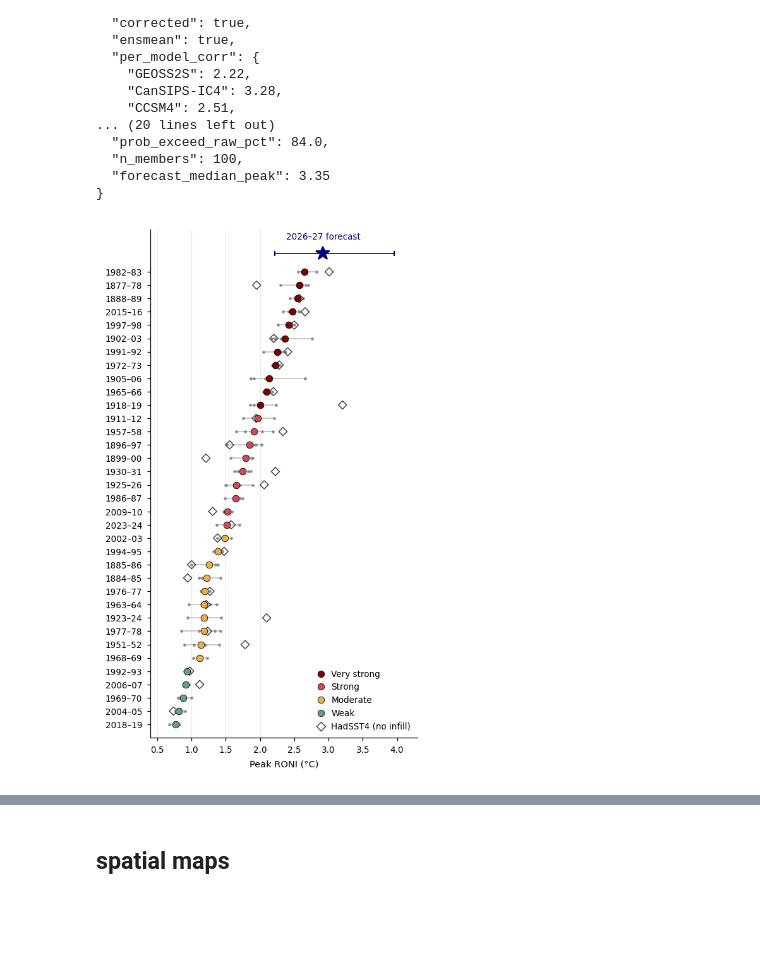
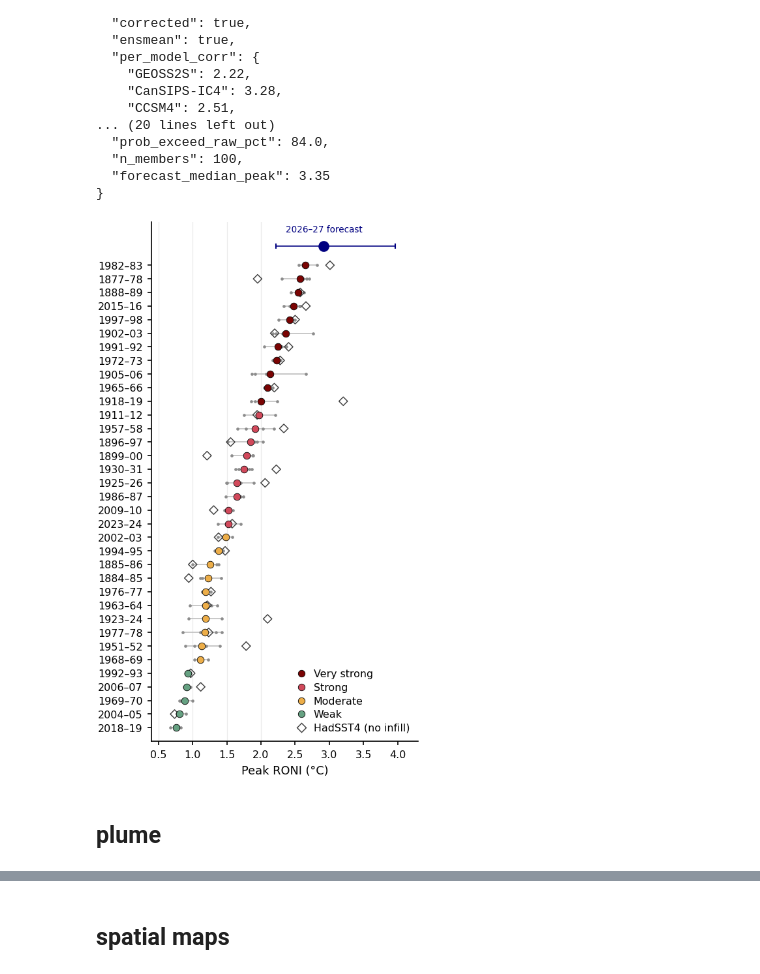
Before and after one commit to adisen99/extreme_el_nino_2026, a Jupyter notebook: 01_observation_data_context.ipynb, the cells around one changed output, grey strips where cells are left out. Drawn from its saved outputs; the diff is of its cells as text; code cells hidden in the pictures; blank space fills up the shorter version.

```diff
--- a/01_observation_data_context.ipynb
+++ b/01_observation_data_context.ipynb
@@ -585,14 +602,14 @@ models = {
 }
 
 # --- connectivity + subset test on one model ---
-url = f"{models['GEOSS2S']}/forecast/sst"
+url = f"{models['GEOSS2S']}/forecast/tos"
 ds  = xr.open_dataset(url)                 # OPeNDAP DAP2; lazy, no bulk download
 print("dims:", dict(ds.sizes))
 print("last starts:", ds.S.values[-4:])
-print("units:", ds.sst.attrs.get("units"))
+print("units:", ds.tos.attrs.get("units"))
 
 # pull ONLY the Niño-3.4 box for the 2026-07 start, all members → area-mean
-box = ds.sst.sel(S="2026-07-01", Y=slice(-5, 5), X=slice(190, 240))
+box = ds.tos.sel(S="2026-07-01", Y=slice(-5, 5), X=slice(190, 240))
 w   = np.cos(np.deg2rad(box.Y))
 n34 = box.weighted(w).mean(("Y", "X")).mean("M").compute()   # raw SST by lead
 print("\nGEOSS2S raw Niño3.4 SST by lead (2026-07 init):")
@@ -630,9 +647,9 @@ def open_model(name):
     """Return (forecast_ds, hindcast_ds); some models split them, others use one unified sst."""
     base = models[name]
     try:
-        return xr.open_dataset(f"{base}/forecast/sst"), xr.open_dataset(f"{base}/hindcast/sst")
+        return xr.open_dataset(f"{base}/forecast/tos"), xr.open_dataset(f"{base}/hindcast/tos")
     except OSError:
-        ds = xr.open_dataset(f"{base}/sst")          # unified: contains all starts
+        ds = xr.open_dataset(f"{base}/tos")          # unified: contains all starts
         return ds, ds
 
 
@@ -661,7 +678,7 @@ def _fetch_hc(regionfn, hc, starts, label, ensmean=True):
     for i, s in enumerate(starts, 1):
         if i == 1 or i % 10 == 0 or i == len(starts):
             _log(f"{label}: hindcast {i}/{len(starts)} ...")
-        r = _fetch(regionfn(hc.sst.sel(S=s)))
+        r = _fetch(regionfn(hc.tos.sel(S=s)))
         outs.append(r.mean("M") if ensmean else r)          # keep members when ensmean=False
     return xr.concat(outs, dim="S")
 
@@ -673,7 +690,7 @@ def process_model(name):
     fc, hc = open_model(name)
     if np.datetime64("2026-07-01") not in fc.S.values:
         raise ValueError("no 2026-07-01 start")
-    fcS = fc.sst.sel(S="2026-07-01")
+    fcS = fc.tos.sel(S="2026-07-01")
     _log("forecast: Niño3.4 ...");  fc_n34_mem = _fetch(_n34(fcS))      # (M,L) keep members
     fc_n34 = fc_n34_mem.mean("M")                                       # ensemble mean
     _log("forecast: tropics ...");  fc_trp = _fetch(_trop(fcS)).mean("M")
@@ -702,7 +719,7 @@ def process_model(name):
     roni_mem_raw = (fc_n34a_mem          - fc_trpa).rolling(L=3, center=True).mean() * SCALE
     roni_mem_cor = (fc_n34a_mem / factor - fc_trpa).rolling(L=3, center=True).mean() * SCALE
 
-    return dict(name=name, factor=factor.values, roni_raw=roni_raw, roni_corr=roni_corr,
+    return dict(name=name, factor=factor.values, roni_raw=roni_raw, roni_corr=roni_corr, roni_mem_cor=roni_mem_cor,
                 member_peaks_corr=roni_mem_cor.max("L").values,
                 member_peaks_raw =roni_mem_raw.max("L").values)
 # %%
@@ -797,7 +814,7 @@ f2026: {'best': 2.92, 'low': 2.22, 'high': 3.96, 'cycle': '2026-07', 'corrected'
 # observed record = strongest reliably-observed event (1982-83); obs uncertainty = product spread
 REC_YEAR = 1982
 prod_rec       = {p: float(mat.loc[REC_YEAR, p]) for p in ["COBE","DCSST","HadISST","ERSSTv5"]}
-thr_central    = float(np.mean(list(prod_rec.values())))
+thr_c    = float(np.mean(list(prod_rec.values())))
 thr_lo, thr_hi = min(prod_rec.values()), max(prod_rec.values())
 print(f"1982-83 record RONI: central {thr_central:.2f}  (product range {thr_lo:.2f}–{thr_hi:.2f})")
 print("  per product:", {p: round(v, 2) for p, v in prod_rec.items()})
@@ -871,32 +907,73 @@ for i,(yr,row) in zip(y, era.iterrows()):
     ax.plot([row["min"],row["max"]],[i,i], color="0.75", lw=0.8, zorder=1)          # infilled spread
     ax.scatter(row[infilled],[i]*len(infilled), s=5, color="0.55", lw=0, zorder=2)  # infilled members
     ax.scatter(row["mean"], i, s=26, color=cat_color(row["mean"]),
                edgecolor="k", lw=0.4, zorder=3)                                     # infilled mean
     if np.isfinite(row[check]):                                                     # HadSST4 = open diamond
         ax.scatter(row[check], i, s=20, marker="D", facecolor="none",
                    edgecolor="0.25", lw=0.7, zorder=2.5)
 ax.set_yticks(y); ax.set_yticklabels([f"{yr}\u2013{str(yr+1)[-2:]}" for yr in era.index])
 
 # f2026 = dict(best=2.6, low=2.2, high=3.0)   # placeholder until forecast ingest
 ax.errorbar(f2026["best"], len(era)+0.4,
             xerr=[[f2026["best"]-f2026["low"]],[f2026["high"]-f2026["best"]]],
-            fmt="*", ms=11, color="navy", mec="navy", capsize=2, lw=0.8, zorder=4)
+            fmt="o", ms=7, color="navy", mec="navy", capsize=2, lw=0.8, zorder=4)
 ax.text(f2026["best"], len(era)+1.3, "2026\u201327 forecast", ha="center",
         va="bottom", color="navy", fontsize=6.5)
 
 for x in (0.5,1.0,1.5,2.0): ax.axvline(x, color="0.92", lw=0.6, zorder=0)
 ax.set_xlim(0.4,4.3); ax.set_ylim(-1, len(era)+2.2)
 ax.set_xlabel("Peak RONI (\u00b0C)")
 
 from matplotlib.lines import Line2D
 leg = [Line2D([0],[0], marker="o", ls="", mfc=c, mec="k", mew=0.4, ms=5, label=l)
        for _,c,l in cats]
 leg += [Line2D([0],[0], marker="D", ls="", mfc="none", mec="0.25", mew=0.7, ms=5,
                label="HadSST4 (no infill)")]
 ax.legend(handles=leg, loc="lower right", frameon=False, handletextpad=0.2, borderpad=0.3)
 # ax.set_title("Observed El Ni\u00f1o peak magnitude, 1950\u2013present")
 plt.tight_layout()
 # fig.savefig("fig1_obs_ranking.pdf")
 # plt.show()
+
+
+
+
+
+# era = mat[(mat.index >= 1870) & (mat.index <= 2026) & (mat["nprod"] >= 3)]
+# era = era[era["mean"] >= 1.5].sort_values("mean")          # strong & very strong only
+# y = np.arange(len(era))
+# cats = [(2.0,"#7a0403","Very strong"),(1.5,"#d1495b","Strong")]
+# def cat_color(v): return next(c for t,c,_ in cats if v>=t)
+
+# fig, ax = plt.subplots(figsize=(SINGLE_COL, 110*MM))                # shorter: fewer rows
+# for i,(yr,row) in zip(y, era.iterrows()):
+#     ax.plot([row["min"],row["max"]],[i,i], color="0.75", lw=0.8, zorder=1)
+#     ax.scatter(row[infilled],[i]*len(infilled), s=5, color="0.55", lw=0, zorder=2)
+#     ax.scatter(row["mean"], i, s=26, color=cat_color(row["mean"]),
+#                edgecolor="k", lw=0.4, zorder=3)
+#     if np.isfinite(row[check]):
+#         ax.scatter(row[check], i, s=20, marker="D", facecolor="none",
+#                    edgecolor="0.25", lw=0.7, zorder=2.5)
+# ax.set_yticks(y); ax.set_yticklabels([f"{yr}\u2013{str(yr+1)[-2:]}" for yr in era.index])
+
+# ax.errorbar(f2026["best"], len(era)+0.4,
+#             xerr=[[f2026["best"]-f2026["low"]],[f2026["high"]-f2026["best"]]],
+#             fmt="o", ms=7, color="navy", mec="navy", capsize=2, lw=0.8, zorder=4)
+# ax.text(f2026["best"], len(era)+1.3, "2026\u201327 forecast", ha="center",
+#         va="bottom", color="navy", fontsize=6.5)
+
+# for x in (1.5, 2.0): ax.axvline(x, color="0.92", lw=0.6, zorder=0)
+# ax.set_xlim(1.1, 4.3); ax.set_ylim(-1, len(era)+2.2)
+# ax.set_xlabel("Peak RONI (\u00b0C)")
+
+# from matplotlib.lines import Line2D
+# leg = [Line2D([0],[0], marker="o", ls="", mfc=c, mec="k", mew=0.4, ms=5, label=l)
+#        for _,c,l in cats]
+# leg += [Line2D([0],[0], marker="D", ls="", mfc="none", mec="0.25", mew=0.7, ms=5,
+#                label="HadSST4 (no infill)")]
+# ax.legend(handles=leg, loc="lower right", frameon=False, handletextpad=0.2, borderpad=0.3)
+# # plt.tight_layout()
 # %% [output]
-[figure, old version]
+[figure, new version]
+# %% [markdown]
+## plume
```
Also changed, not shown: parts of 20 cells of this notebook, 1 other file.
